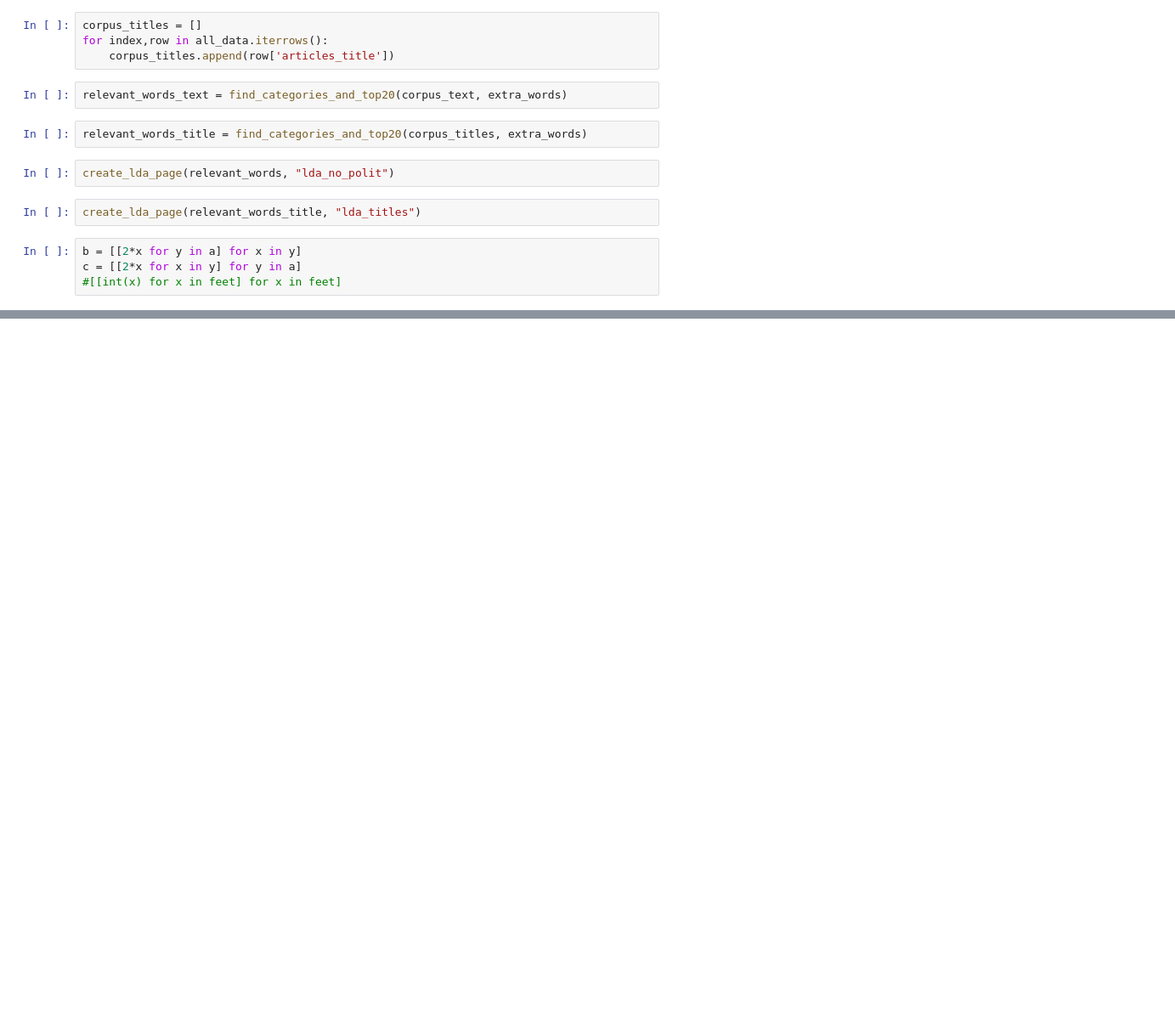
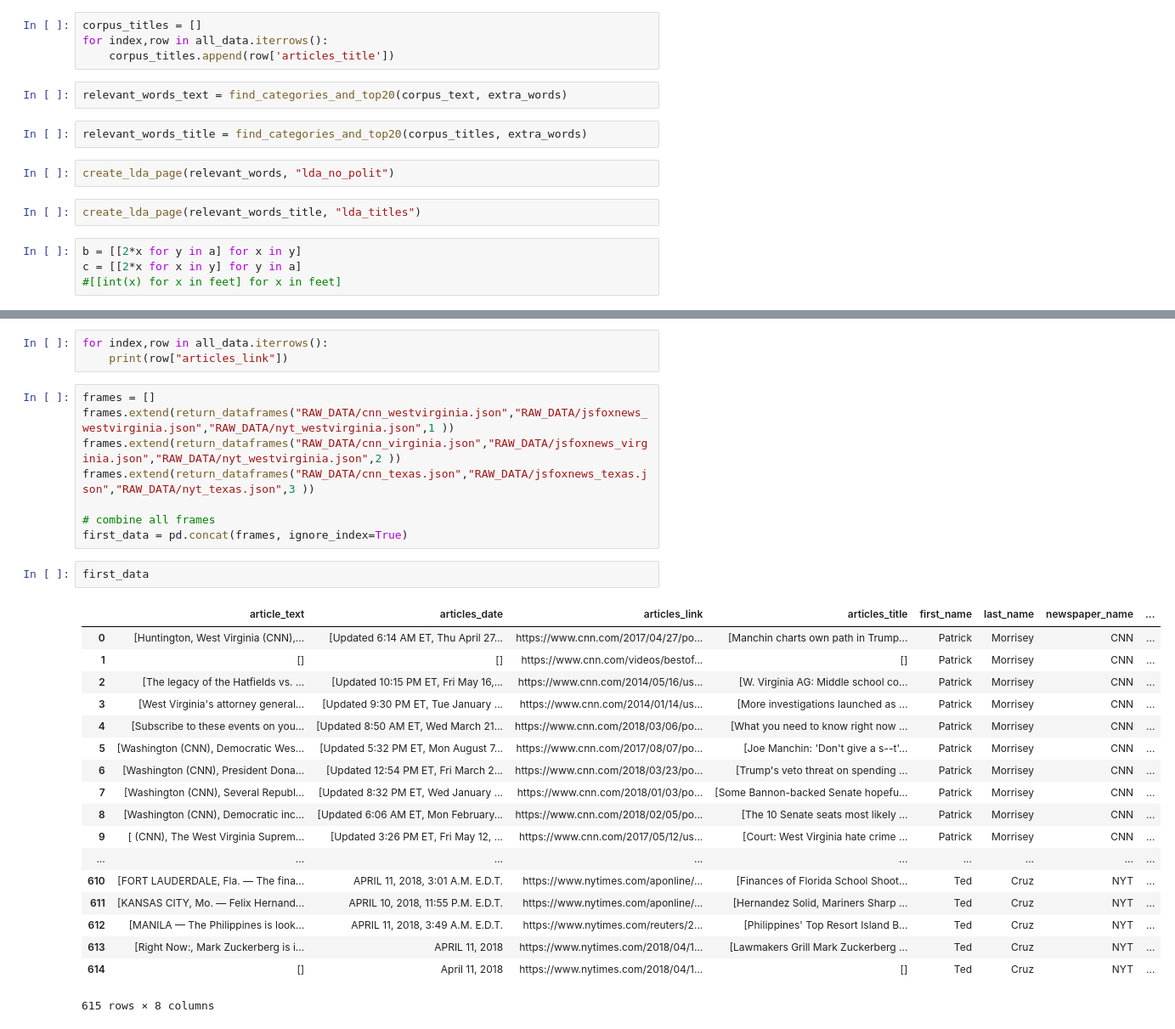
Before and after one commit to mslovett21/Bad_Press, a Jupyter notebook: Database/generate_dataframe.ipynb, the cells around one changed output, grey strips where cells are left out. Shown at 85% size. Cells and saved outputs as stored; diff of their text form; blank space fills up the shorter version.

```diff
--- a/Database/generate_dataframe.ipynb
+++ b/Database/generate_dataframe.ipynb
@@ -103,0 +106,32 @@ c = [[2*x for x in y] for y in a]
+# %%
+for index,row in all_data.iterrows():
+    print(row["articles_link"])
+# %%
+frames = []
+frames.extend(return_dataframes("RAW_DATA/cnn_westvirginia.json","RAW_DATA/jsfoxnews_westvirginia.json","RAW_DATA/nyt_westvirginia.json",1 ))
+frames.extend(return_dataframes("RAW_DATA/cnn_virginia.json","RAW_DATA/jsfoxnews_virginia.json","RAW_DATA/nyt_westvirginia.json",2 ))
+frames.extend(return_dataframes("RAW_DATA/cnn_texas.json","RAW_DATA/jsfoxnews_texas.json","RAW_DATA/nyt_texas.json",3 ))
+
+# combine all frames
+first_data = pd.concat(frames, ignore_index=True)
+# %%
+first_data
+# %% [output]
+|  | article_text | articles_date | articles_link | articles_title | first_name | last_name | newspaper_name | ... |
+| 0 | [Huntington, West Virginia (CNN),... | [Updated 6:14 AM ET, Thu April 27... | https://www.cnn.com/2017/04/27/po... | [Manchin charts own path in Trump... | Patrick | Morrisey | CNN | ... |
+| 1 | [] | [] | https://www.cnn.com/videos/bestof... | [] | Patrick | Morrisey | CNN | ... |
+| 2 | [The legacy of the Hatfields vs. ... | [Updated 10:15 PM ET, Fri May 16,... | https://www.cnn.com/2014/05/16/us... | [W. Virginia AG: Middle school co... | Patrick | Morrisey | CNN | ... |
+| 3 | [West Virginia's attorney general... | [Updated 9:30 PM ET, Tue January ... | https://www.cnn.com/2014/01/14/us... | [More investigations launched as ... | Patrick | Morrisey | CNN | ... |
+| 4 | [Subscribe to these events on you... | [Updated 8:50 AM ET, Wed March 21... | https://www.cnn.com/2018/03/06/po... | [What you need to know right now ... | Patrick | Morrisey | CNN | ... |
+| 5 | [Washington (CNN), Democratic Wes... | [Updated 5:32 PM ET, Mon August 7... | https://www.cnn.com/2017/08/07/po... | [Joe Manchin: 'Don't give a s--t'... | Patrick | Morrisey | CNN | ... |
+| 6 | [Washington (CNN), President Dona... | [Updated 12:54 PM ET, Fri March 2... | https://www.cnn.com/2018/03/23/po... | [Trump's veto threat on spending ... | Patrick | Morrisey | CNN | ... |
+| 7 | [Washington (CNN), Several Republ... | [Updated 8:32 PM ET, Wed January ... | https://www.cnn.com/2018/01/03/po... | [Some Bannon-backed Senate hopefu... | Patrick | Morrisey | CNN | ... |
+| 8 | [Washington (CNN), Democratic inc... | [Updated 6:06 AM ET, Mon February... | https://www.cnn.com/2018/02/05/po... | [The 10 Senate seats most likely ... | Patrick | Morrisey | CNN | ... |
+| 9 | [ (CNN), The West Virginia Suprem... | [Updated 3:26 PM ET, Fri May 12, ... | https://www.cnn.com/2017/05/12/us... | [Court: West Virginia hate crime ... | Patrick | Morrisey | CNN | ... |
+| ... | ... | ... | ... | ... | ... | ... | ... | ... |
+| 610 | [FORT LAUDERDALE, Fla. — The fina... | APRIL 11, 2018, 3:01 A.M. E.D.T. | https://www.nytimes.com/aponline/... | [Finances of Florida School Shoot... | Ted | Cruz | NYT | ... |
+| 611 | [KANSAS CITY, Mo. — Felix Hernand... | APRIL 10, 2018, 11:55 P.M. E.D.T. | https://www.nytimes.com/aponline/... | [Hernandez Solid, Mariners Sharp ... | Ted | Cruz | NYT | ... |
+| 612 | [MANILA — The Philippines is look... | APRIL 11, 2018, 3:49 A.M. E.D.T. | https://www.nytimes.com/reuters/2... | [Philippines' Top Resort Island B... | Ted | Cruz | NYT | ... |
+| 613 | [Right Now:, Mark Zuckerberg is i... | APRIL 11, 2018 | https://www.nytimes.com/2018/04/1... | [Lawmakers Grill Mark Zuckerberg ... | Ted | Cruz | NYT | ... |
+| 614 | [] | April 11, 2018 | https://www.nytimes.com/2018/04/1... | [] | Ted | Cruz | NYT | ... |
+615 rows × 8 columns
```
Also changed, not shown: parts of 5 cells of this notebook, 3 other files.
